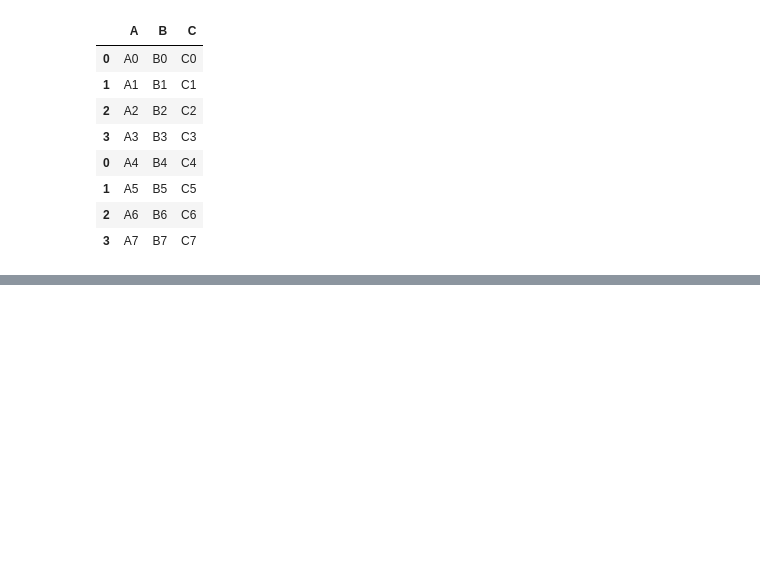
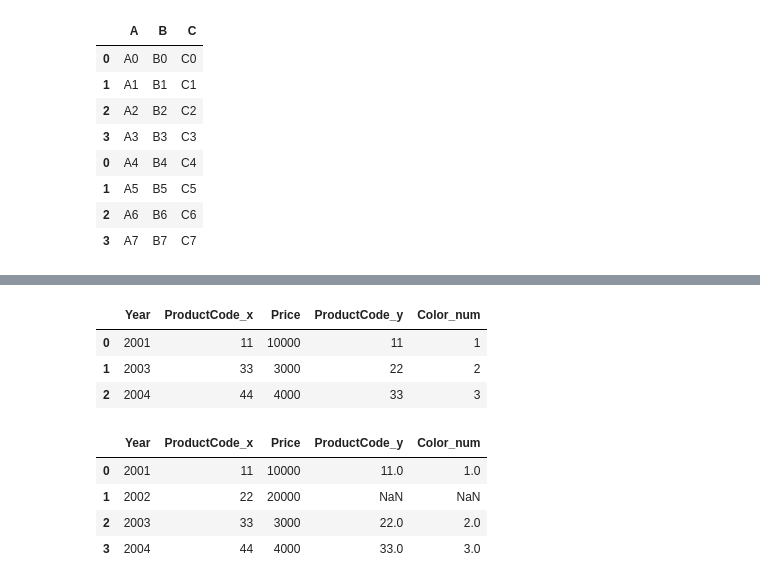
Before and after one commit to jaenjaen/TIL, a Jupyter notebook: python/03_Pandas/Pandas04_Concat_Merge.ipynb, the cells around one changed output, grey strips where cells are left out. Drawn from its saved outputs; the diff is of its cells as text; code cells hidden in the pictures; blank space fills up the shorter version.

Commit message:
[2020-07-13 12:34] workshop, merge-join

```diff
--- a/python/03_Pandas/Pandas04_Concat_Merge.ipynb
+++ b/python/03_Pandas/Pandas04_Concat_Merge.ipynb
@@ -165,0 +170,21 @@ result3
+# %%
+df1 = DataFrame({
+    'Year':[2001,2002,2003,2004],
+    'ProductCode':[11,22,33,44],
+    'Price':[10000,20000,3000,4000]},
+    index=list('1234'))
+print(df1)
+
+df2 = DataFrame({
+    'Year':[2001,2002,2003,2004],
+    'ProductCode':[11,22,33,44],
+    'Price':[10000,20000,3000,4000]},
+    index=list('5678'))
+print(df2)
+
+df3 = DataFrame({
+    'Year':[2001,2003,2004,2005],
+    'ProductCode':[11,22,33,44],
+    'Color_num':[1,2,3,4]},
+    index=list('1234'))
+print(df3)
@@ -165,0 +272,29 @@ result3
+# %%
+#ProductCode, Year의 데이터가 같은 행만 병합
+res3= pd.merge(df1,df3)
+res3
+
+#두 데이터 다 가지고 있는 Year값들만 출력
+res3= pd.merge(df1,df3,on='Year')
+res3
+#outer 기준이 되는 컬럼 YEAR의 데이터 중복과 상관없이 모두 출력
+res4= pd.merge(df1,df3,on='Year',how='outer')
+res4
+
+#inner 기준이 되는 컬럼 YEAR의 데이터 중복과 상관없이 모두 출력
+res5= pd.merge(df1,df3,on='Year',how='inner')
+res5
+# %% [output]
+|  | Year | ProductCode_x | Price | ProductCode_y | Color_num |
+| 0 | 2001 | 11 | 10000 | 11 | 1 |
+| 1 | 2003 | 33 | 3000 | 22 | 2 |
+| 2 | 2004 | 44 | 4000 | 33 | 3 |
+# %%
+res6 = pd.merge(df1,df3,on='Year',how='left')
+res6
+# %% [output]
+|  | Year | ProductCode_x | Price | ProductCode_y | Color_num |
+| 0 | 2001 | 11 | 10000 | 11.0 | 1.0 |
+| 1 | 2002 | 22 | 20000 | NaN | NaN |
+| 2 | 2003 | 33 | 3000 | 22.0 | 2.0 |
+| 3 | 2004 | 44 | 4000 | 33.0 | 3.0 |
```
Also changed, not shown: parts of 8 cells of this notebook, 1 other file.
